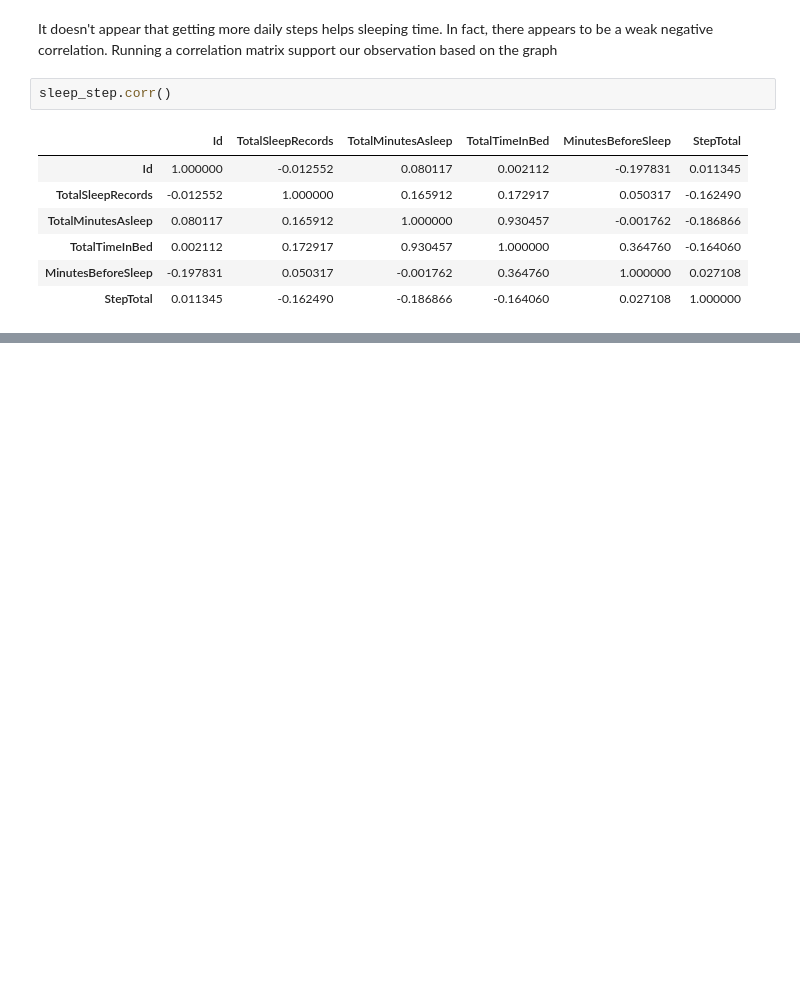
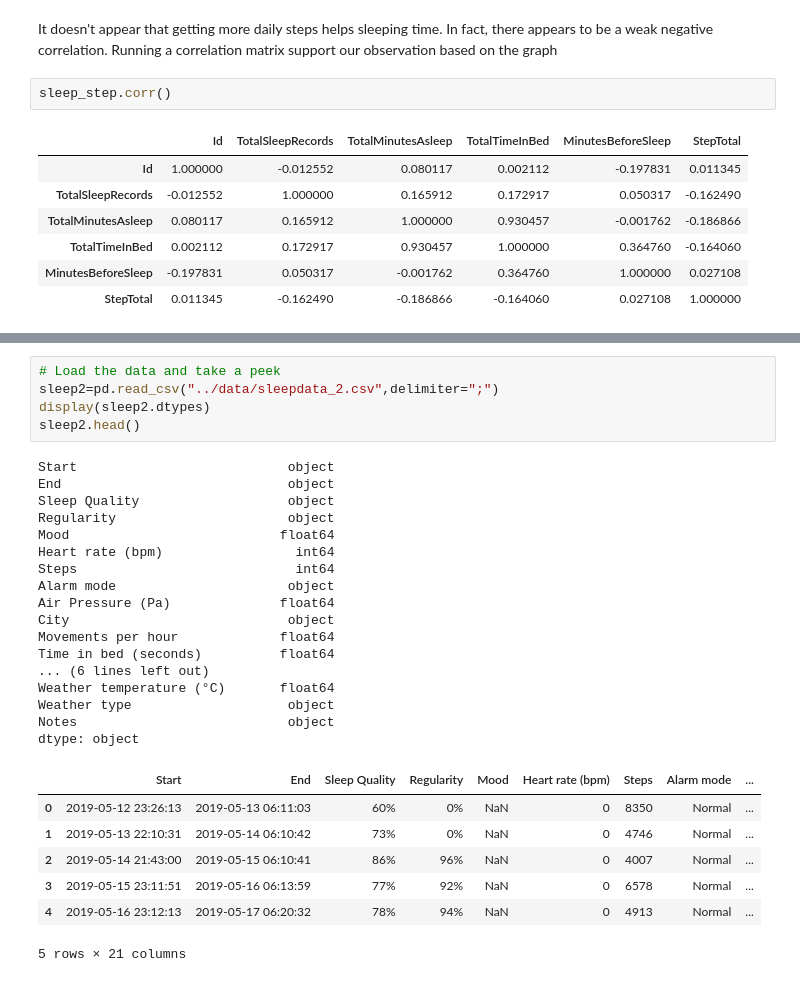
Before and after one commit to yship1002/yship1002.github.io, a Jupyter notebook: notebook/project.ipynb, the cells around one changed output, grey strips where cells are left out. Drawn from its saved outputs; the diff is of its cells as text; blank space fills up the shorter version.

```diff
--- a/notebook/project.ipynb
+++ b/notebook/project.ipynb
@@ -79,0 +122,30 @@ sleep_step.corr()
+# %%
+# Load the data and take a peek
+sleep2=pd.read_csv("../data/sleepdata_2.csv",delimiter=";")
+display(sleep2.dtypes)
+sleep2.head()
+# %% [output]
+Start                           object
+End                             object
+Sleep Quality                   object
+Regularity                      object
+Mood                           float64
+Heart rate (bpm)                 int64
+Steps                            int64
+Alarm mode                      object
+Air Pressure (Pa)              float64
+City                            object
+Movements per hour             float64
+Time in bed (seconds)          float64
+... (6 lines left out)
+Weather temperature (°C)       float64
+Weather type                    object
+Notes                           object
+dtype: object
+|  | Start | End | Sleep Quality | Regularity | Mood | Heart rate (bpm) | Steps | Alarm mode | ... |
+| 0 | 2019-05-12 23:26:13 | 2019-05-13 06:11:03 | 60% | 0% | NaN | 0 | 8350 | Normal | ... |
+| 1 | 2019-05-13 22:10:31 | 2019-05-14 06:10:42 | 73% | 0% | NaN | 0 | 4746 | Normal | ... |
+| 2 | 2019-05-14 21:43:00 | 2019-05-15 06:10:41 | 86% | 96% | NaN | 0 | 4007 | Normal | ... |
+| 3 | 2019-05-15 23:11:51 | 2019-05-16 06:13:59 | 77% | 92% | NaN | 0 | 6578 | Normal | ... |
+| 4 | 2019-05-16 23:12:13 | 2019-05-17 06:20:32 | 78% | 94% | NaN | 0 | 4913 | Normal | ... |
+5 rows × 21 columns
```
Also changed, not shown: parts of 19 cells of this notebook, 2 other files.
